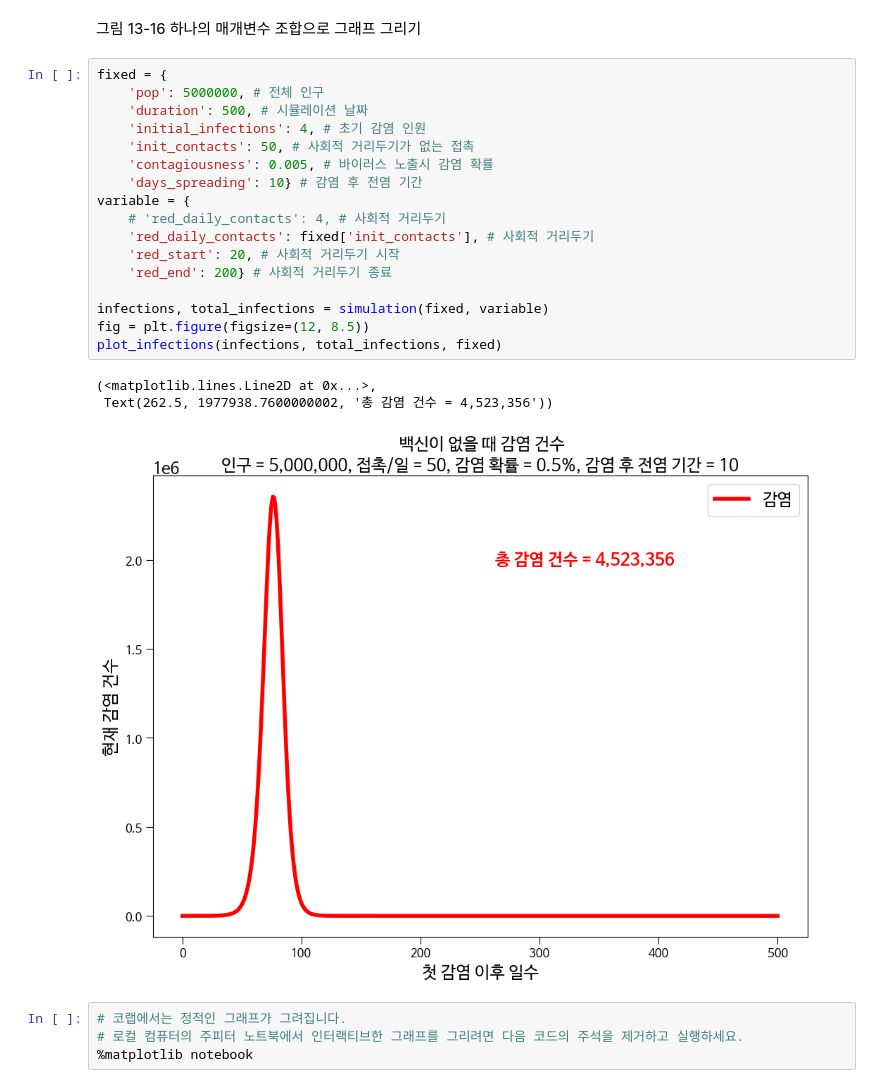
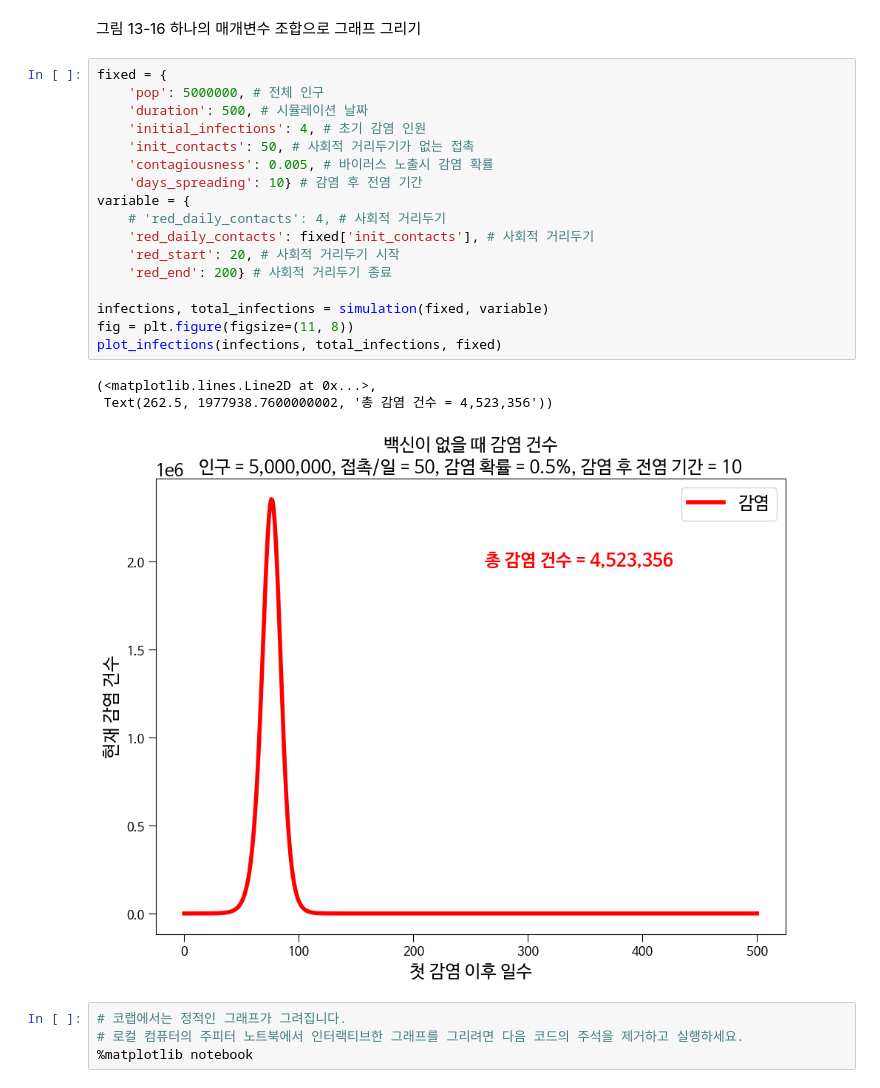
Before and after one commit to rickiepark/python4daml, a Jupyter notebook: 13장.ipynb, the cells around one changed output. Drawn from its saved outputs; the diff is of its cells as text.

```diff
--- a/13장.ipynb
+++ b/13장.ipynb
@@ -315,24 +316,24 @@ def plot_infections(infections, total_infections, fixed):
 # %%
 fixed = {
     'pop': 5000000, # 전체 인구
     'duration': 500, # 시뮬레이션 날짜
     'initial_infections': 4, # 초기 감염 인원
     'init_contacts': 50, # 사회적 거리두기가 없는 접촉
     'contagiousness': 0.005, # 바이러스 노출시 감염 확률
     'days_spreading': 10} # 감염 후 전염 기간
 variable = {
     # 'red_daily_contacts': 4, # 사회적 거리두기
     'red_daily_contacts': fixed['init_contacts'], # 사회적 거리두기
     'red_start': 20, # 사회적 거리두기 시작
     'red_end': 200} # 사회적 거리두기 종료
 
 infections, total_infections = simulation(fixed, variable)
-fig = plt.figure(figsize=(12, 8.5))
+fig = plt.figure(figsize=(11, 8))
 plot_infections(infections, total_infections, fixed)
 # %% [output]
 (<matplotlib.lines.Line2D at 0x...>,
  Text(262.5, 1977938.7600000002, '총 감염 건수 = 4,523,356'))
-[figure, old version]
+[figure, new version]
 # %%
 # 코랩에서는 정적인 그래프가 그려집니다.
 # 로컬 컴퓨터의 주피터 노트북에서 인터랙티브한 그래프를 그리려면 다음 코드의 주석을 제거하고 실행하세요.
```
Also changed, not shown: parts of 5 cells of this notebook, 1 other file.
